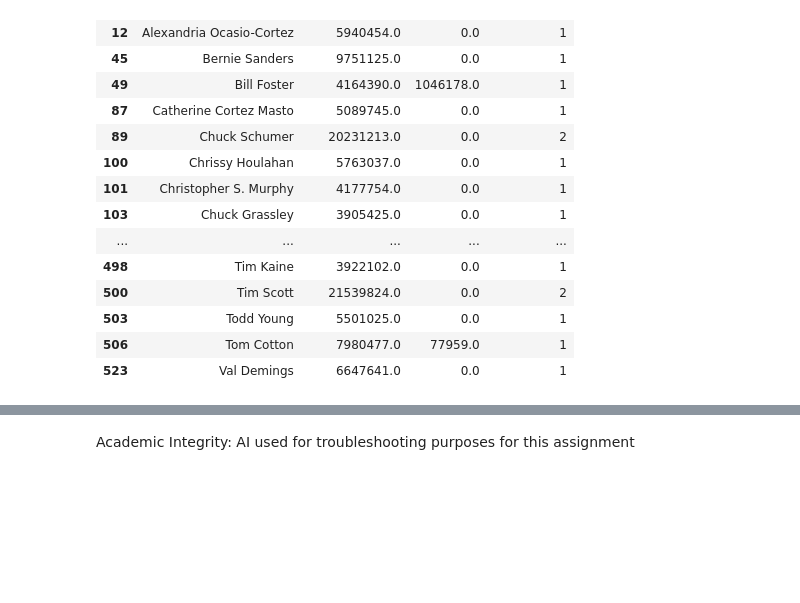
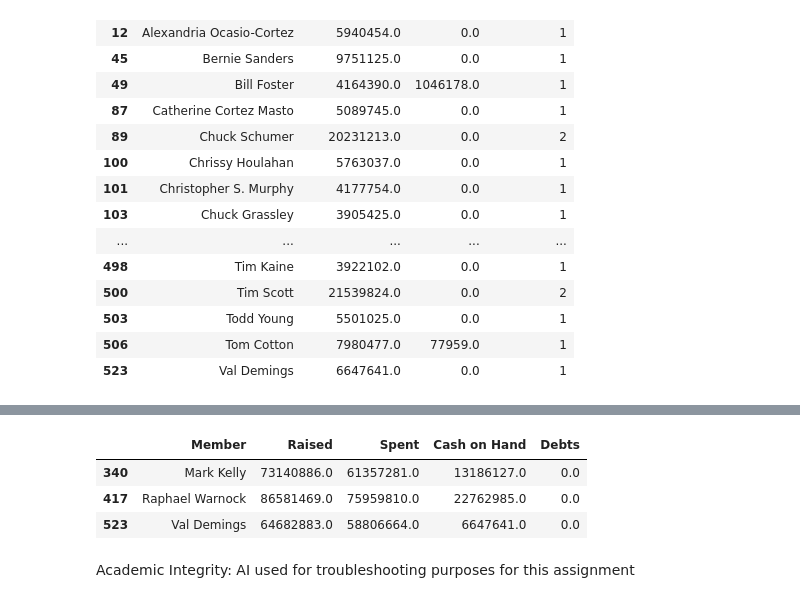
Before and after one commit to miacachion/clustering_assignment, a Jupyter notebook: assignment_clustering.ipynb, the cells around one changed output, grey strips where cells are left out. Drawn from its saved outputs; the diff is of its cells as text; code cells hidden in the pictures; blank space fills up the shorter version.

```diff
--- a/assignment_clustering.ipynb
+++ b/assignment_clustering.ipynb
@@ -301,0 +321,13 @@ small_2_clusters2[["Member", "Cash on Hand", "Debts", "Cluster_CD"]]
+# %%
+k = 3
+kmeans_all = KMeans(n_clusters=k, random_state=0).fit(X_all)
+df["Cluster_all"] = kmeans_all.labels_
+
+df.groupby("Cluster_all").size()
+
+# Including all 4 variables, most candidates fall into cluster 0, cluster 1 and 2 much smaller
+# Small cluster holds extreme outliers
+# Medium cluster captures candidates with distinctive money patterns (ex: high raised/spent but low debt)
+
+# Compared to Raised/Spent, separation is less clear
+# Compared to Cash/Debts, more variety, but clusters still overlap
@@ -301,0 +341,10 @@ small_2_clusters2[["Member", "Cash on Hand", "Debts", "Cluster_CD"]]
+# %%
+df[df["Cluster_all"] == 1][["Member", "Raised", "Spent", "Cash on Hand", "Debts"]]
+
+# These candidates have the most extreme financial profiles, high raised and spending vals, high cash on hand
+# k-means isolates extreme cases into their own clusters
+# %% [output]
+|  | Member | Raised | Spent | Cash on Hand | Debts |
+| 340 | Mark Kelly | 73140886.0 | 61357281.0 | 13186127.0 | 0.0 |
+| 417 | Raphael Warnock | 86581469.0 | 75959810.0 | 22762985.0 | 0.0 |
+| 523 | Val Demings | 64682883.0 | 58806664.0 | 6647641.0 | 0.0 |
```
Also changed, not shown: parts of 6 cells of this notebook.
